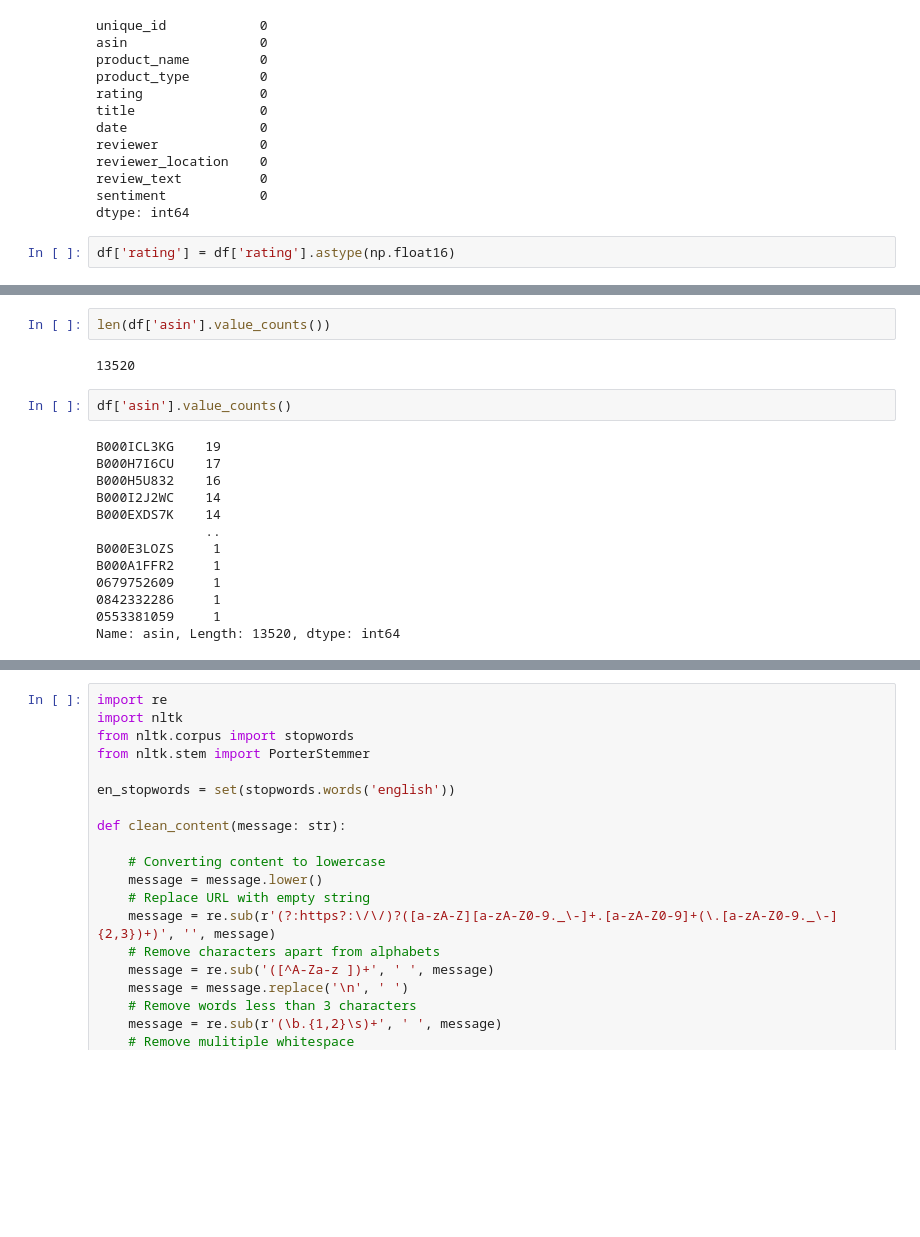
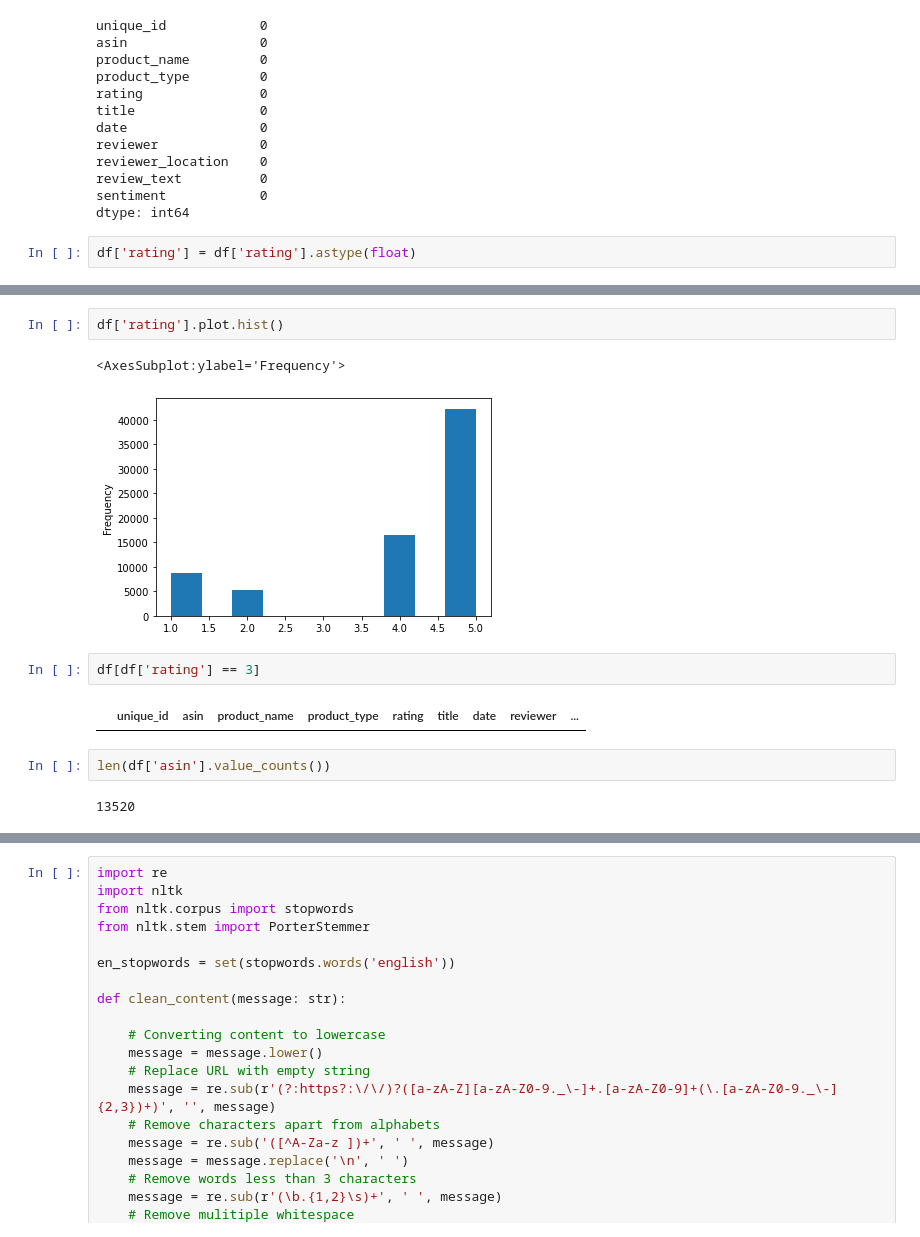
Before and after one commit to AkhileshMuthusamy/DM_Sentiment_Analysis, a Jupyter notebook: DM_Assignment2.ipynb, the cells around one changed output, grey strips where cells are left out. Cells and saved outputs as stored; diff of their text form; blank space fills up the shorter version.

```diff
--- a/DM_Assignment2.ipynb
+++ b/DM_Assignment2.ipynb
@@ -121,7 +121,7 @@ review_text          0
 sentiment            0
 dtype: int64
 # %%
-df['rating'] = df['rating'].astype(np.float16)
+df['rating'] = df['rating'].astype(float)
 # %%
 df.info()
 # %% [output]
@@ -146,19 +158,13 @@ memory usage: 5.7+ MB
+# %%
+df['rating'].plot.hist()
+# %% [output]
+<AxesSubplot:ylabel='Frequency'>
+[figure, added]
+# %%
+df[df['rating'] == 3]
+# %% [output]
+|  | unique_id | asin | product_name | product_type | rating | title | date | reviewer | ... |
 # %%
 len(df['asin'].value_counts())
 # %% [output]
 13520
-# %%
-df['asin'].value_counts()
-# %% [output]
-B000ICL3KG    19
-B000H7I6CU    17
-B000H5U832    16
-B000I2J2WC    14
-B000EXDS7K    14
-              ..
-B000E3LOZS     1
-B000A1FFR2     1
-0679752609     1
-0842332286     1
-0553381059     1
-Name: asin, Length: 13520, dtype: int64
```
Also changed, not shown: parts of 10 cells of this notebook.
